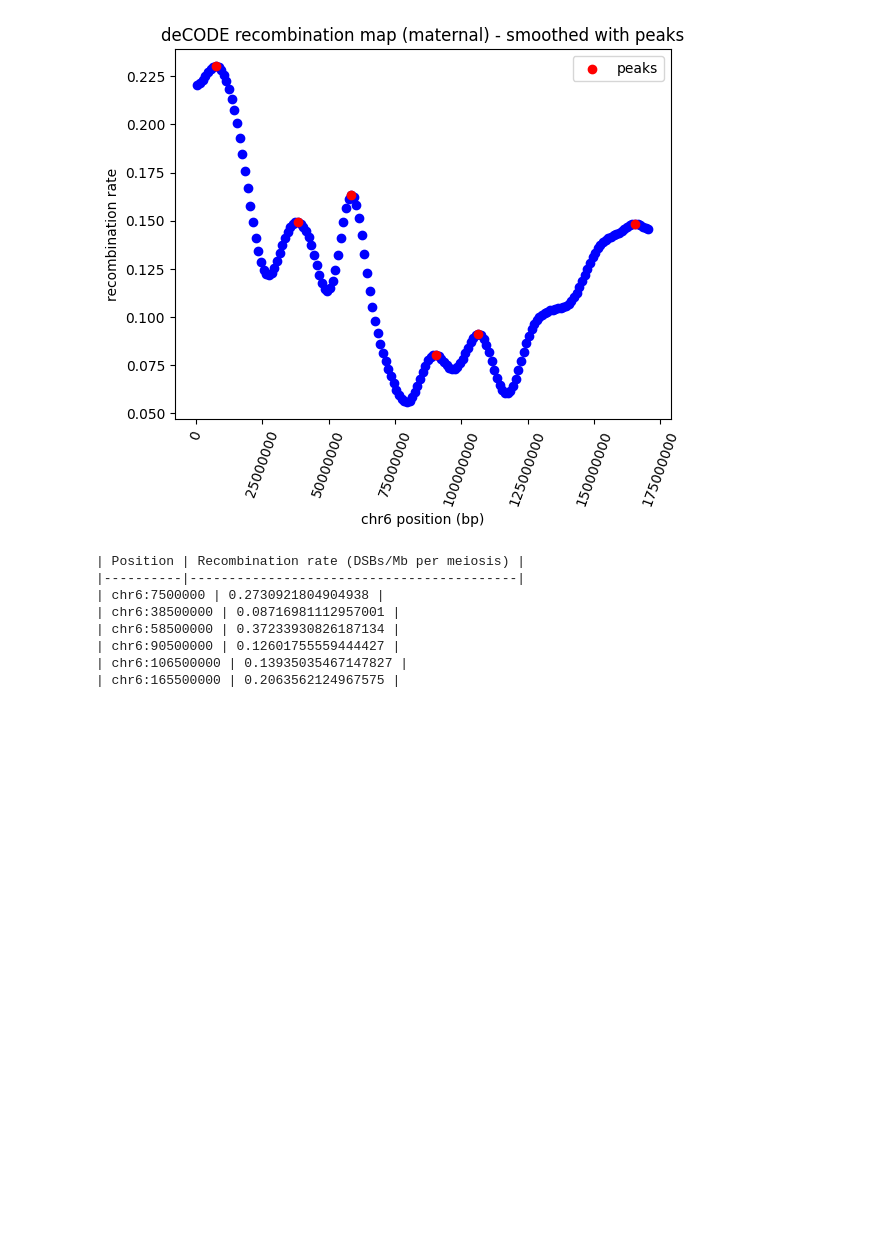
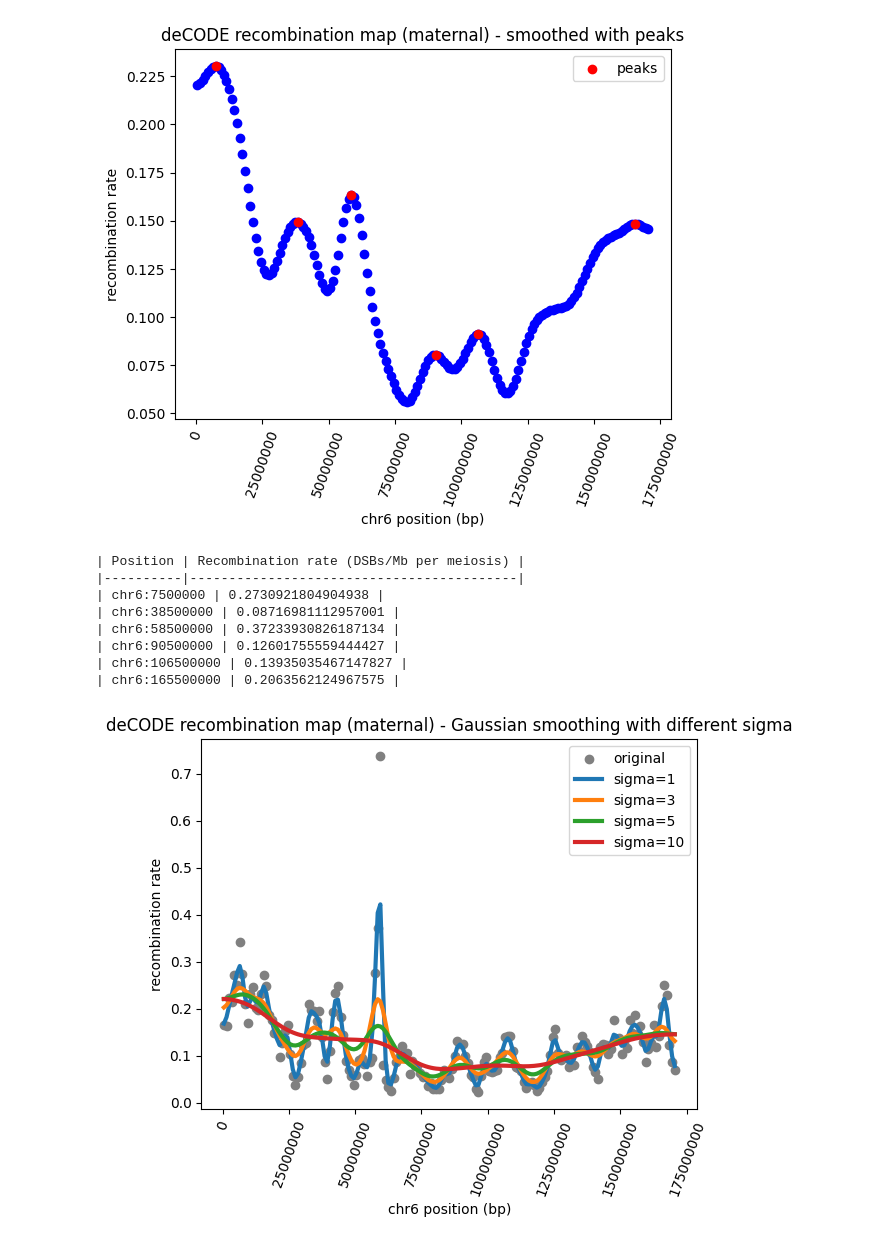
Before and after one commit to jedrzejkubica/Elixir-BH-2025, a Jupyter notebook: haploblock_breakpoints.ipynb, the cells around one changed output. Saved outputs shown, nothing was run; the diff lists cells and outputs as text; code cells hidden in the pictures; blank space fills up the shorter version.

Commit message:
GS sigma comparison

```diff
--- a/haploblock_breakpoints.ipynb
+++ b/haploblock_breakpoints.ipynb
@@ -370,9 +371,8 @@ matplotlib.pyplot.show()
 [figure]
 # %%
 # identify haploblock boundaries using peaks of recombination rates after Gaussian smoothing
-from scipy.ndimage import gaussian_filter1d
-
-recomb_rates_smoothed = gaussian_filter1d(recomb_rates, sigma=5)
+recomb_rates_smoothed = gaussian_filter1d(recomb_rates,
+                                          sigma=5) # std dev for kernel
 
 # find positions corresponding to peaks in the smoothed recombination rates
 peaks = (recomb_rates_smoothed[1:-1] > recomb_rates_smoothed[:-2]) & (recomb_rates_smoothed[1:-1] > recomb_rates_smoothed[2:])
@@ -411,3 +411,21 @@ for pos in peak_positions:
 | chr6:90500000 | 0.12601755559444427 |
 | chr6:106500000 | 0.13935035467147827 |
 | chr6:165500000 | 0.2063562124967575 |
+# %%
+# compare different sigma for Gaussian smoothing
+# plot the orginial and smoothed recombination rates with different sigma
+matplotlib.pyplot.figure()
+matplotlib.pyplot.scatter(x=mat_chr["pos"].to_numpy(), y=recomb_rates, color="grey", label="original")
+for sigma in [1, 3, 5, 10]:
+    recomb_rates_smoothed = gaussian_filter1d(recomb_rates, sigma=sigma)
+    matplotlib.pyplot.plot(mat_chr["pos"].to_numpy(), recomb_rates_smoothed, label=f"sigma={sigma}", linewidth=3)
+matplotlib.pyplot.title("deCODE recombination map (maternal) - Gaussian smoothing with different sigma")
+matplotlib.pyplot.ticklabel_format(useOffset=False, style='plain')  # disable scientific notation
+matplotlib.pyplot.xlabel(f"{CHR} position (bp)")
+matplotlib.pyplot.ylabel("recombination rate")
+matplotlib.pyplot.xticks(rotation=70)
+matplotlib.pyplot.legend()
+matplotlib.pyplot.savefig(f"figures/recomb_map_{CHR}_mat_GS_compare_sigma.png", bbox_inches='tight')
+matplotlib.pyplot.show()
+# %% [output]
+[figure, added]
```
Also changed, not shown: parts of 2 cells of this notebook, 4 other files.
